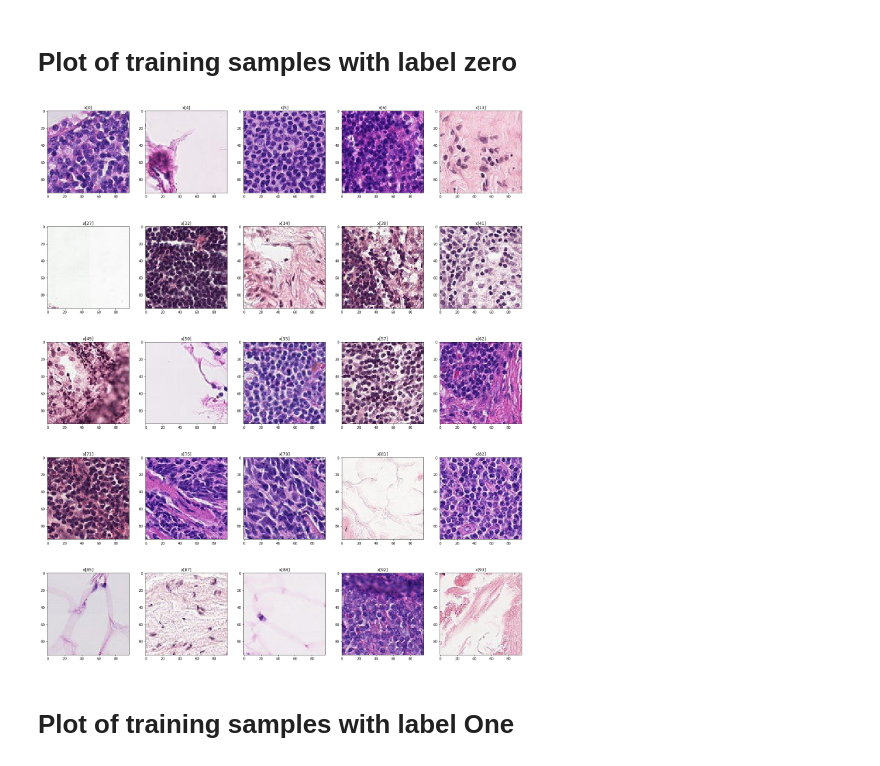
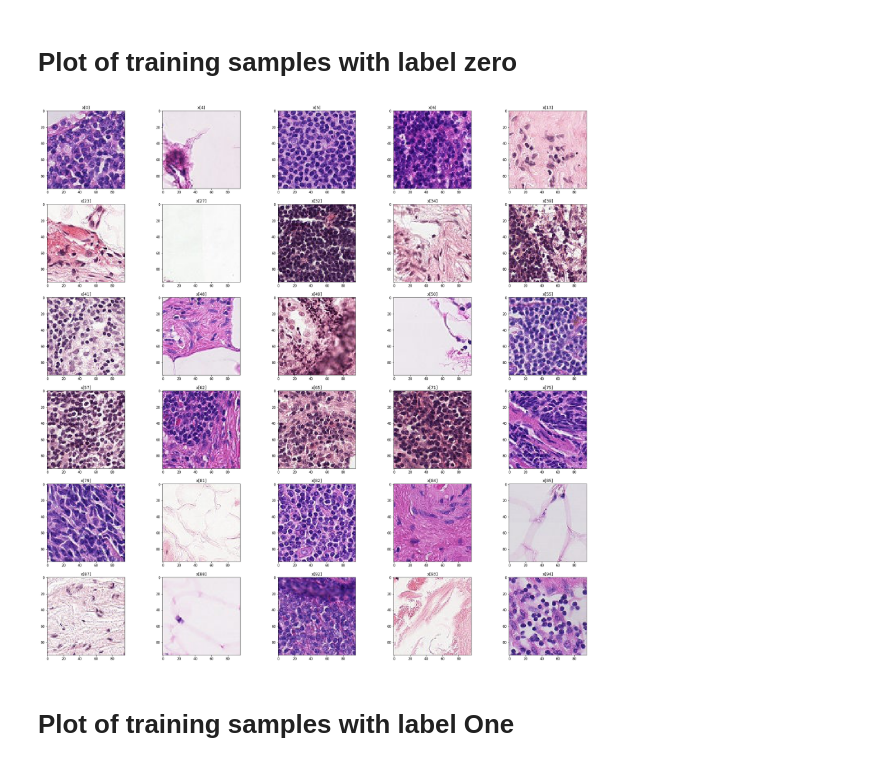
Before and after one commit to KochPJ/Ismi19, a Jupyter notebook: visualize_data.ipynb, the cells around one changed output. Drawn from its saved outputs; the diff is of its cells as text; code cells hidden in the pictures.

```diff
--- a/visualize_data.ipynb
+++ b/visualize_data.ipynb
@@ -12,6 +12,8 @@ import stainNorm_Reinhard as stainNorm
 data_dir = './data/'
 train_dir_x = os.path.join(data_dir, 'camelyonpatch_level_2_split_train_x.h5')
 train_dir_y = os.path.join(data_dir, 'camelyonpatch_level_2_split_train_y.h5')
+train_dir_y = os.path.join(data_dir, 'camelyonpatch_level_2_split_train_y.h5')
+train_dir_x_mask = os.path.join(data_dir, 'camelyonpatch_level_2_split_train_mask.h5')
 valid_dir_x = os.path.join(data_dir, 'camelyonpatch_level_2_split_valid_x.h5')
 valid_dir_y = os.path.join(data_dir, 'camelyonpatch_level_2_split_valid_y.h5')
 test_dir_x = os.path.join(data_dir, 'camelyonpatch_level_2_split_test_x.h5')
@@ -27,11 +51,11 @@ def getData(data_dir):
         data = np.reshape(list(hdf['y']),(len(hdf['y'])))
         return np.array(data)
 
-def getDataSample(data_dir, indices):
+def getDataSample(data_dir, indices, key):
     with h5py.File(data_dir, 'r') as hdf:
         data = []
         for i in indices:
-            data.append(np.array(list(hdf['x'][i])))
+            data.append(np.array(list(hdf[key][i])))
         return np.array(data)
 # %%
 data = np.array([])
@@ -89,20 +111,24 @@ x_train_samples_ones = getDataSample(data_dir_x, ones[:n_samples])
 [ 1  2  3  7  8  9 10 11 12 14 15 16 17 18 19 20 21 22 24 25 26 28 29 30
  31 33 35 36 37 38]
 # %%
-def plotData(data_dir, index, plot_x, plot_y, plot_size):
-    data = getDataSample(data_dir, index[:(plot_x*plot_y)])
+def plotData(data_dir, index, plot_x, plot_y, plot_size, key):
+    data = getDataSample(data_dir, index[:(plot_x*plot_y)], key)
     plt.rcParams['figure.figsize'] = plot_size
-    for i in range(plot_x):
-        for j in range(plot_y-1):
-            plt.subplot(plot_x,plot_y,j*plot_y+i+1)
-            plt.title("x[{}]".format(index[j*plot_y+i]))
-            plt.imshow(data[j*plot_y+i])
+    for j in range(plot_y):
+        for i in range(plot_x):
+            n = (j* (plot_x) )+i
+            plt.subplot(plot_y,plot_x,n+1)
+            plt.title("x[{}]".format(index[n]))
+            if key == 'mask':
+                plt.imshow(np.reshape(data[n], (96,96)))
+            else:
+                plt.imshow(data[n])
 # %% [markdown]
 # Plot of training samples with label zero
 # %%
-plotData(data_dir_x, zeros, 5, 6,(30,30))
+plotData(data_dir_x, zeros, 5, 6,(30,30), 'x')
 # %% [output]
-[figure, old version]
+[figure, new version]
 # %% [markdown]
 # Plot of training samples with label One
 # %%
```
Also changed, not shown: parts of 5 cells of this notebook, 3 other files.
